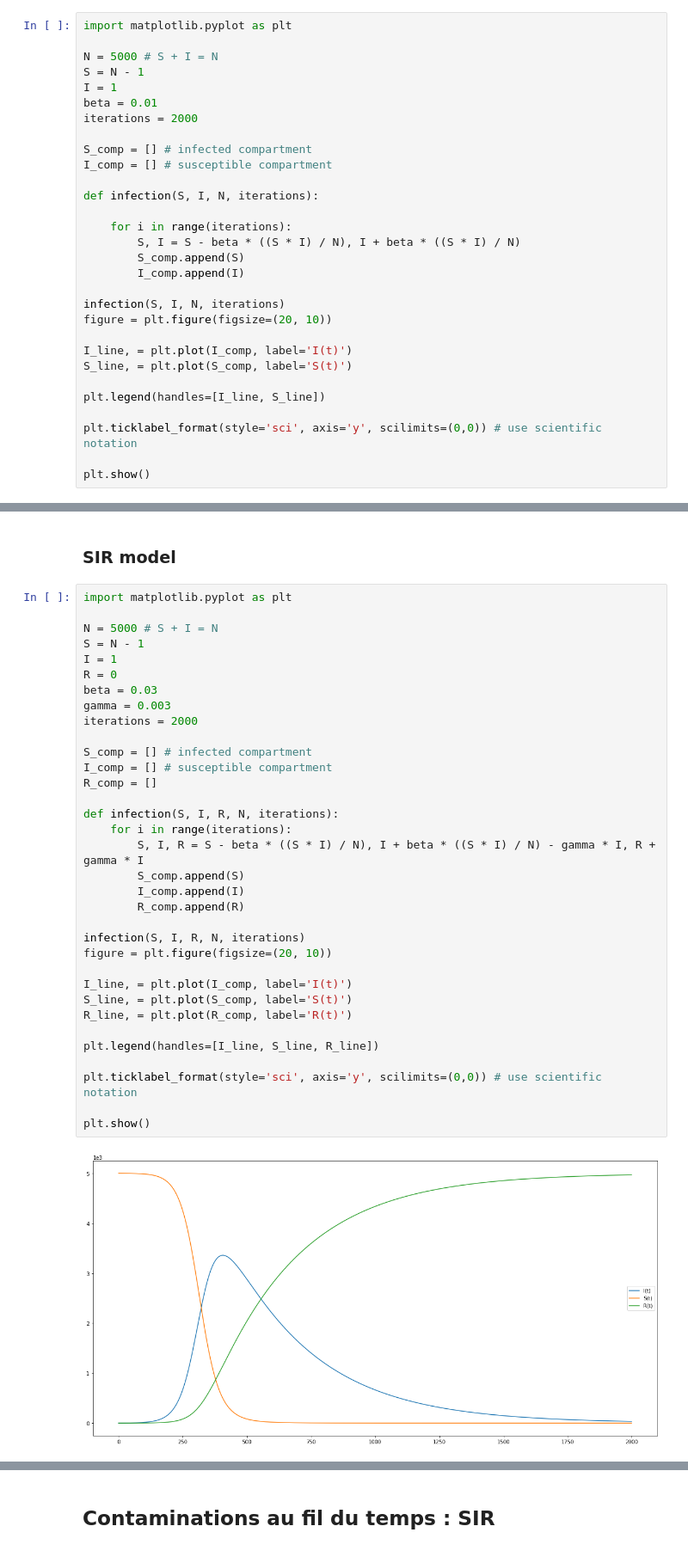
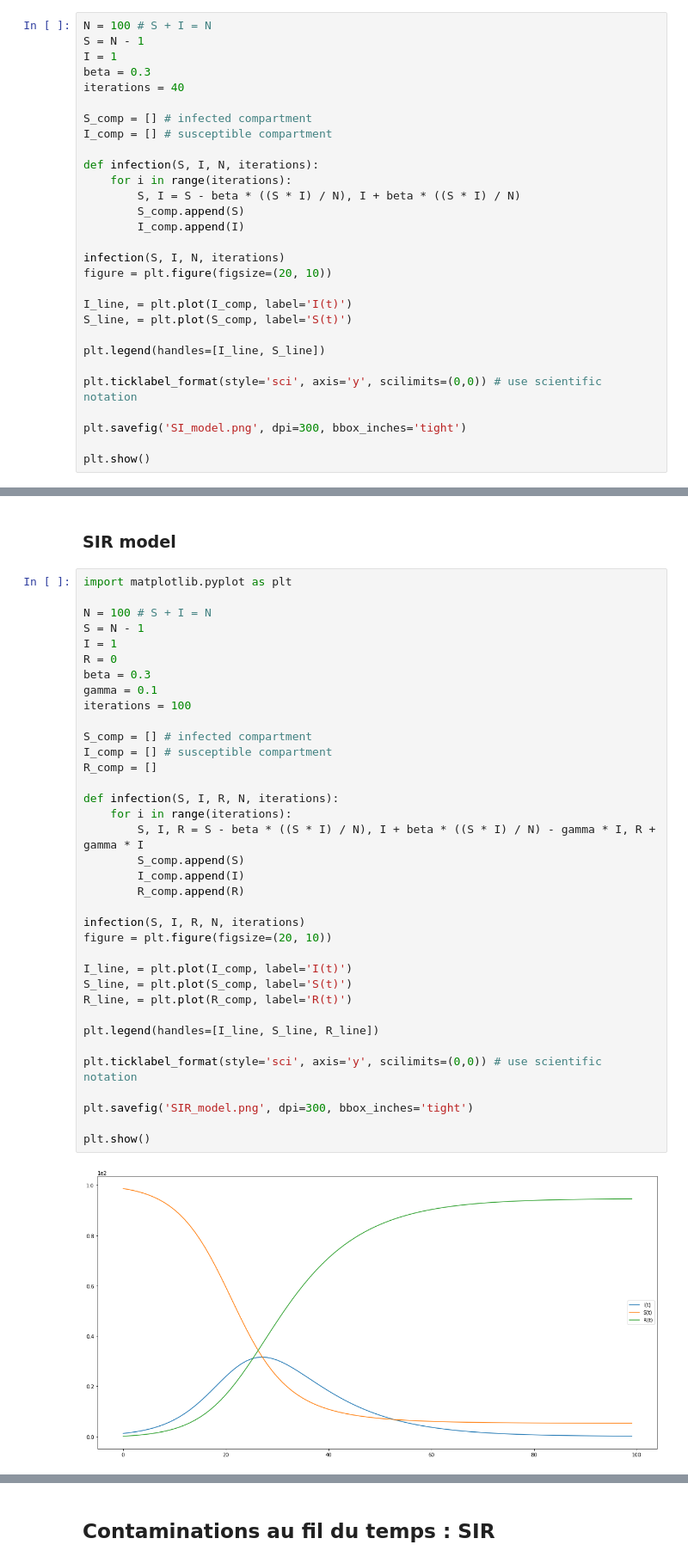
Before and after one commit to maximepasquier/Diversity, a Jupyter notebook: Python/mesures.ipynb, the cells around one changed output, grey strips where cells are left out. Shown at 86% size. Saved outputs shown, nothing was run; the diff lists cells and outputs as text.

```diff
--- a/Python/mesures.ipynb
+++ b/Python/mesures.ipynb
@@ -49,19 +50,16 @@ plt.savefig('contaminations.png', dpi=300, bbox_inches='tight')
 # %% [markdown]
 ### SI model
 # %%
-import matplotlib.pyplot as plt
-
-N = 5000 # S + I = N
+N = 100 # S + I = N
 S = N - 1
 I = 1
-beta = 0.01
-iterations = 2000
+beta = 0.3
+iterations = 40
 
 S_comp = [] # infected compartment
 I_comp = [] # susceptible compartment
 
 def infection(S, I, N, iterations):
-
     for i in range(iterations):
         S, I = S - beta * ((S * I) / N), I + beta * ((S * I) / N)
         S_comp.append(S)
@@ -77,5 +75,7 @@ plt.legend(handles=[I_line, S_line])
 
 plt.ticklabel_format(style='sci', axis='y', scilimits=(0,0)) # use scientific notation
 
+plt.savefig('SI_model.png', dpi=300, bbox_inches='tight')
+
 plt.show()
 # %% [output]
@@ -85,36 +132,38 @@ plt.show()
 # %%
 import matplotlib.pyplot as plt
 
-N = 5000 # S + I = N
+N = 100 # S + I = N
 S = N - 1
 I = 1
 R = 0
-beta = 0.03
-gamma = 0.003
-iterations = 2000
+beta = 0.3
+gamma = 0.1
+iterations = 100
 
 S_comp = [] # infected compartment
 I_comp = [] # susceptible compartment
 R_comp = []
 
 def infection(S, I, R, N, iterations):
     for i in range(iterations):
         S, I, R = S - beta * ((S * I) / N), I + beta * ((S * I) / N) - gamma * I, R + gamma * I
         S_comp.append(S)
         I_comp.append(I)
         R_comp.append(R)
 
 infection(S, I, R, N, iterations)
 figure = plt.figure(figsize=(20, 10))
 
 I_line, = plt.plot(I_comp, label='I(t)')
 S_line, = plt.plot(S_comp, label='S(t)')
 R_line, = plt.plot(R_comp, label='R(t)')
 
 plt.legend(handles=[I_line, S_line, R_line])
 
 plt.ticklabel_format(style='sci', axis='y', scilimits=(0,0)) # use scientific notation
 
+plt.savefig('SIR_model.png', dpi=300, bbox_inches='tight')
+
 plt.show()
 # %% [output]
-[figure, old version]
+[figure, new version]
```
Also changed, not shown: parts of 12 cells of this notebook, 12 other files.
